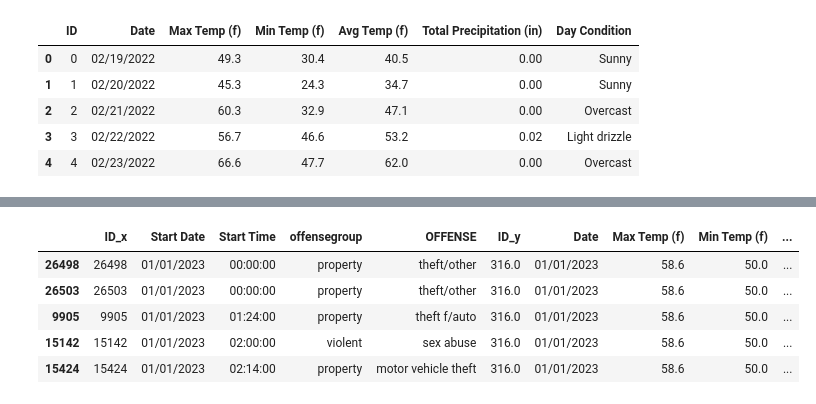
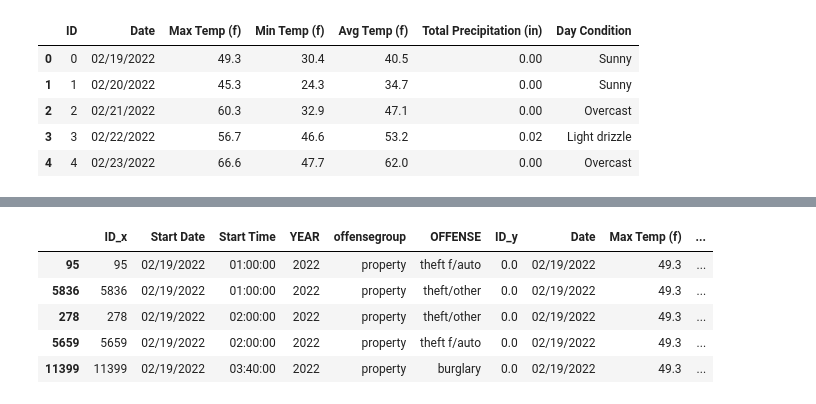
Before and after one commit to ysgorin/weather_crime, a Jupyter notebook: data_wrangling.ipynb, the cells around one changed output, grey strips where cells are left out. Drawn from its saved outputs; the diff is of its cells as text; code cells hidden in the pictures.

```diff
--- a/data_wrangling.ipynb
+++ b/data_wrangling.ipynb
@@ -466,12 +466,12 @@ crime_weather_df.head()
 crime_weather_df.dropna(how='any', inplace=True)
 # %%
 # Sort by start date and time
-crime_weather_df.sort_values(['Start Date', 'Start Time'], ascending=True, inplace=True)
+crime_weather_df.sort_values(['YEAR', 'Start Date', 'Start Time'], ascending=True, inplace=True)
 crime_weather_df.head()
 # %% [output]
-|  | ID_x | Start Date | Start Time | offensegroup | OFFENSE | ID_y | Date | Max Temp (f) | Min Temp (f) | ... |
-| 26498 | 26498 | 01/01/2023 | 00:00:00 | property | theft/other | 316.0 | 01/01/2023 | 58.6 | 50.0 | ... |
-| 26503 | 26503 | 01/01/2023 | 00:00:00 | property | theft/other | 316.0 | 01/01/2023 | 58.6 | 50.0 | ... |
-| 9905 | 9905 | 01/01/2023 | 01:24:00 | property | theft f/auto | 316.0 | 01/01/2023 | 58.6 | 50.0 | ... |
-| 15142 | 15142 | 01/01/2023 | 02:00:00 | violent | sex abuse | 316.0 | 01/01/2023 | 58.6 | 50.0 | ... |
-| 15424 | 15424 | 01/01/2023 | 02:14:00 | property | motor vehicle theft | 316.0 | 01/01/2023 | 58.6 | 50.0 | ... |
+|  | ID_x | Start Date | Start Time | YEAR | offensegroup | OFFENSE | ID_y | Date | Max Temp (f) | ... |
+| 95 | 95 | 02/19/2022 | 01:00:00 | 2022 | property | theft f/auto | 0.0 | 02/19/2022 | 49.3 | ... |
+| 5836 | 5836 | 02/19/2022 | 01:00:00 | 2022 | property | theft/other | 0.0 | 02/19/2022 | 49.3 | ... |
+| 278 | 278 | 02/19/2022 | 02:00:00 | 2022 | property | theft/other | 0.0 | 02/19/2022 | 49.3 | ... |
+| 5659 | 5659 | 02/19/2022 | 02:00:00 | 2022 | property | theft f/auto | 0.0 | 02/19/2022 | 49.3 | ... |
+| 11399 | 11399 | 02/19/2022 | 03:40:00 | 2022 | property | burglary | 0.0 | 02/19/2022 | 49.3 | ... |
```
Also changed, not shown: parts of 5 cells of this notebook, 1 other file.
